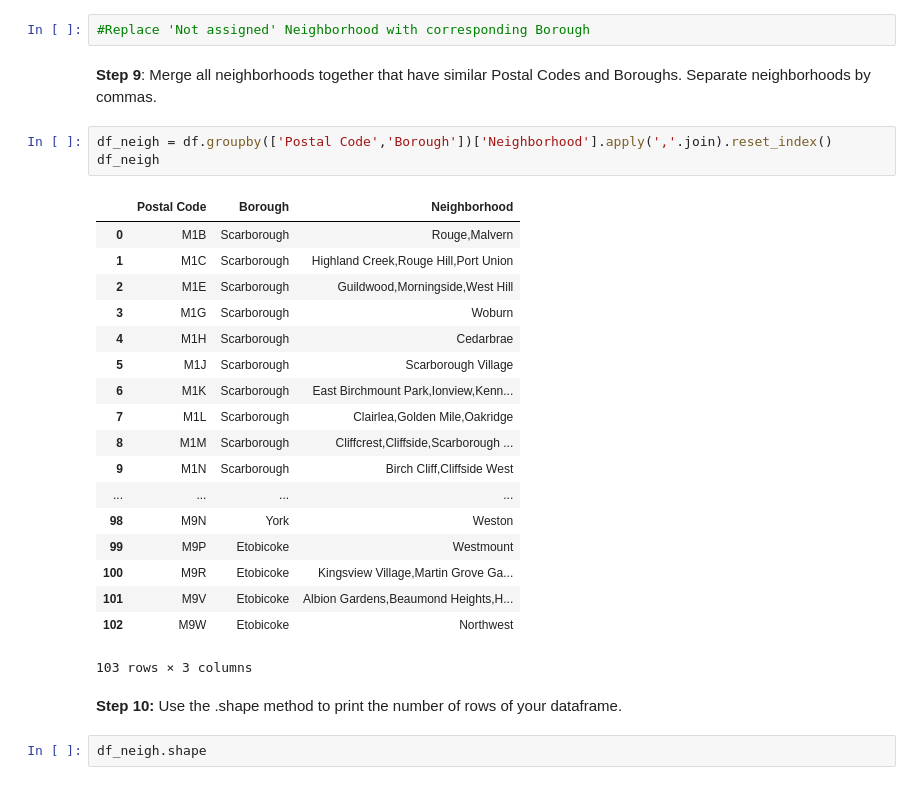
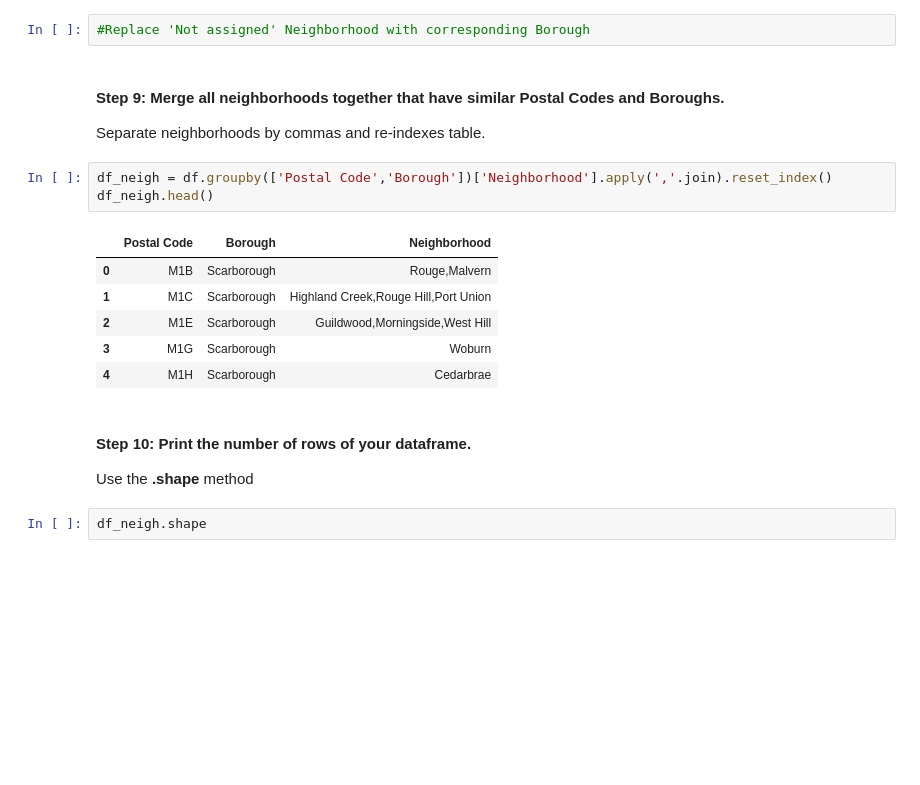
Before and after one commit to mojalica/Toronto-Neighborhoods, a Jupyter notebook: Toronto-Neighborhood-Clustering-2.ipynb, the cells around one changed output. Drawn from its saved outputs; the diff is of its cells as text; blank space fills up the shorter version.

```diff
--- a/Toronto-Neighborhood-Clustering-2.ipynb
+++ b/Toronto-Neighborhood-Clustering-2.ipynb
@@ -90,31 +95,21 @@ df.head()
 # %%
 #Replace 'Not assigned' Neighborhood with corresponding Borough
 # %% [markdown]
-**Step 9**: Merge all neighborhoods together that have similar Postal Codes and Boroughs. Separate neighborhoods by commas.
+#### Step 9: Merge all neighborhoods together that have similar Postal Codes and Boroughs.
+Separate neighborhoods by commas and re-indexes table.
 # %%
 df_neigh = df.groupby(['Postal Code','Borough'])['Neighborhood'].apply(','.join).reset_index()
-df_neigh
+df_neigh.head()
 # %% [output]
 |  | Postal Code | Borough | Neighborhood |
 | 0 | M1B | Scarborough | Rouge,Malvern |
 | 1 | M1C | Scarborough | Highland Creek,Rouge Hill,Port Union |
 | 2 | M1E | Scarborough | Guildwood,Morningside,West Hill |
 | 3 | M1G | Scarborough | Woburn |
 | 4 | M1H | Scarborough | Cedarbrae |
-| 5 | M1J | Scarborough | Scarborough Village |
-| 6 | M1K | Scarborough | East Birchmount Park,Ionview,Kenn... |
-| 7 | M1L | Scarborough | Clairlea,Golden Mile,Oakridge |
-| 8 | M1M | Scarborough | Cliffcrest,Cliffside,Scarborough ... |
-| 9 | M1N | Scarborough | Birch Cliff,Cliffside West |
-| ... | ... | ... | ... |
-| 98 | M9N | York | Weston |
-| 99 | M9P | Etobicoke | Westmount |
-| 100 | M9R | Etobicoke | Kingsview Village,Martin Grove Ga... |
-| 101 | M9V | Etobicoke | Albion Gardens,Beaumond Heights,H... |
-| 102 | M9W | Etobicoke | Northwest |
-103 rows × 3 columns
 # %% [markdown]
-**Step 10:** Use the .shape method to print the number of rows of your dataframe.
+#### Step 10: Print the number of rows of your dataframe.
+Use the **.shape** method
 # %%
 df_neigh.shape
 # %% [output]
```
Also changed, not shown: parts of 27 cells of this notebook.
